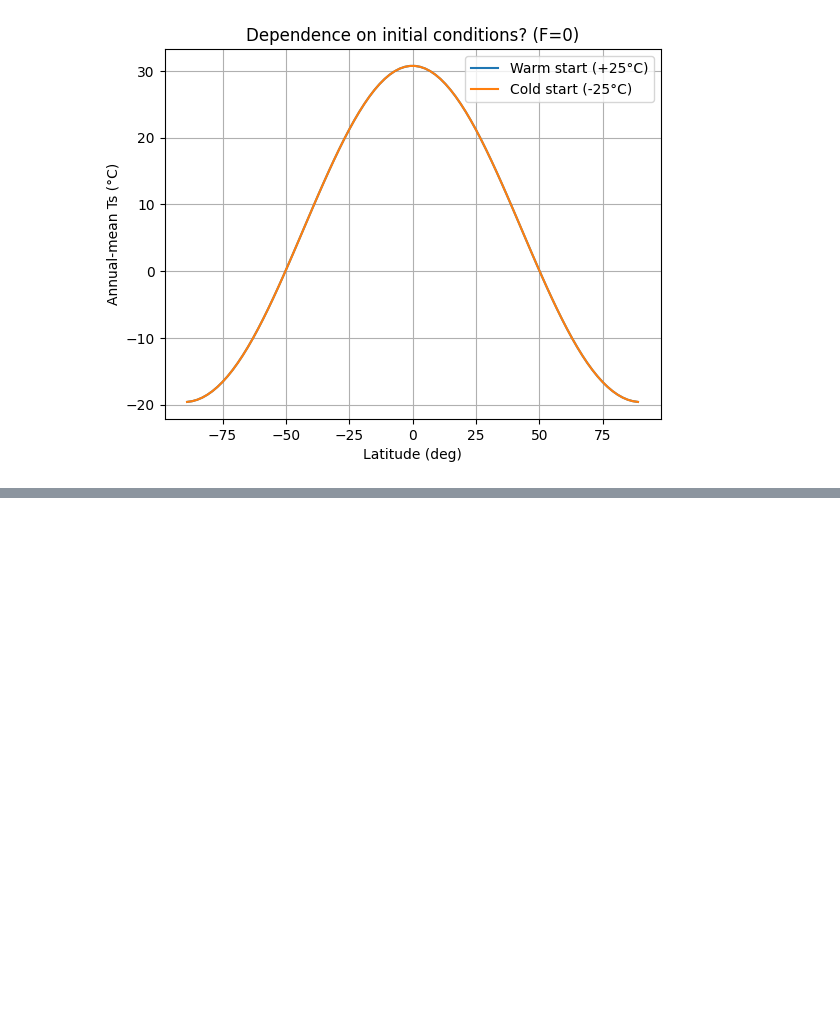
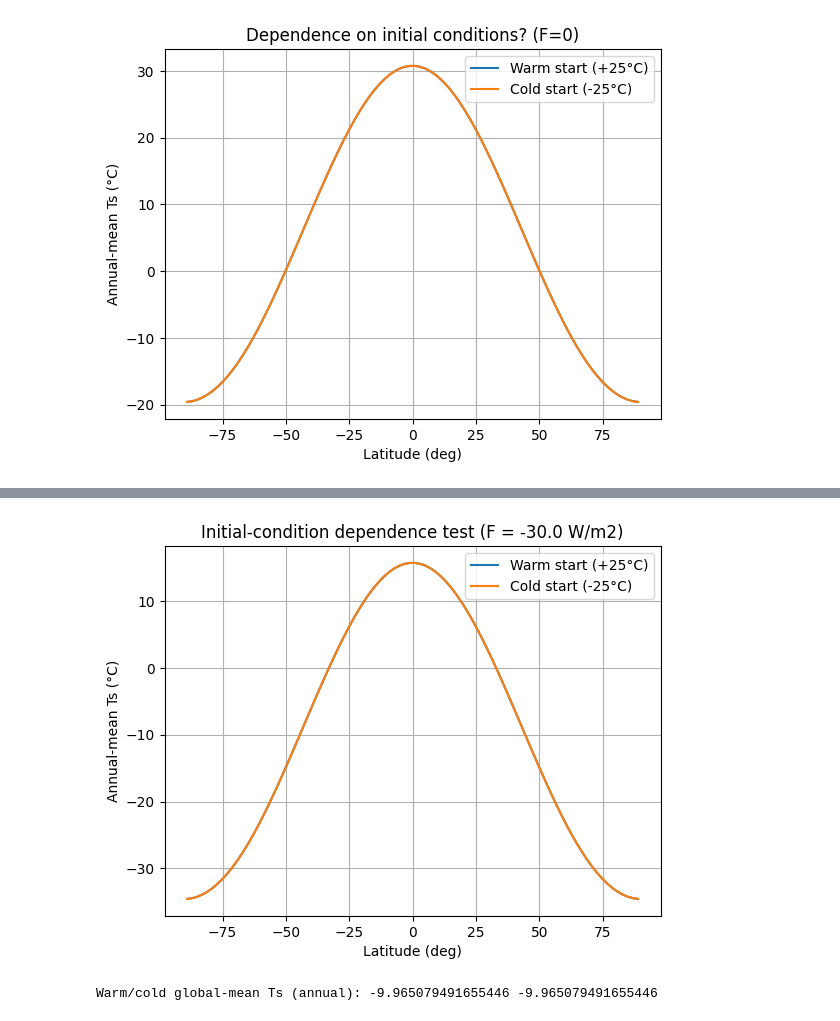
Before and after one commit to RDiazSierra/mgcc-ebm-climlab, a Jupyter notebook: index.ipynb, the cells around one changed output, grey strips where cells are left out. Drawn from its saved outputs; the diff is of its cells as text; code cells hidden in the pictures; blank space fills up the shorter version.

```diff
--- a/index.ipynb
+++ b/index.ipynb
@@ -320,3 +386,65 @@ Total elapsed time is 19.99999999999943 years.
 Integrating for 1800 steps, 7304.844000000001 days, or 20 years.
 Total elapsed time is 19.99999999999943 years.
 [figure]
+# %%
+def build_model(F, nyears, T_init):
+    m = climlab.EBM_seasonal()
+
+    # Forcing: A -> A - F
+    A_base = m.param['A']
+    A_effective = A_base - F
+    m.param['A'] = A_effective
+    if 'LW' in m.subprocess:
+        lw = m.subprocess['LW']
+        if hasattr(lw, 'A'):
+            lw.A = A_effective
+        elif hasattr(lw, 'param') and 'A' in lw.param:
+            lw.param['A'] = A_effective
+
+    # Replace albedo subprocess with dynamic one
+    if 'albedo' in m.subprocess:
+        m.remove_subprocess('albedo')
+    alb = DynamicIceAlbedo(state=m.state, a0=a0, a2=a2, aice=aice, Tf=Tf, deltaT=deltaT, timestep=m.timestep)
+    m.add_subprocess('albedo', alb)
+
+    # Initial condition
+    m.state['Ts'][:] = T_init
+
+    # Spin-up
+    m.integrate_years(nyears)
+    return m
+
+def annual_mean_Ts(m):
+    lat = m.state['Ts'].domain.axes['lat'].points
+    dt_days = m.timestep / 86400.0
+    nsteps_year = int(round(365.0 / dt_days))
+    Ts_year = np.zeros((len(lat), nsteps_year))
+    for k in range(nsteps_year):
+        m.step_forward()
+        Ts_year[:, k] = np.array(m.state['Ts']).ravel()
+    Ts_ann = Ts_year.mean(axis=1)
+    return lat, Ts_ann
+
+# --- Try a cold forcing ---
+F_test = -30.0     # if no separation, try -20 or -30
+nyears_test = 50
+
+m_warm = build_model(F=F_test, nyears=nyears_test, T_init=25.0)
+m_cold = build_model(F=F_test, nyears=nyears_test, T_init=-25.0)
+
+lat, Ts_warm = annual_mean_Ts(m_warm)
+_,   Ts_cold = annual_mean_Ts(m_cold)
+
+plt.figure()
+plt.plot(lat, Ts_warm, label="Warm start (+25°C)")
+plt.plot(lat, Ts_cold, label="Cold start (-25°C)")
+plt.xlabel("Latitude (deg)")
+plt.ylabel("Annual-mean Ts (°C)")
+plt.title(f"Initial-condition dependence test (F = {F_test} W/m2)")
+plt.legend()
+plt.grid(True)
+plt.show()
+
+print("Warm/cold global-mean Ts (annual):",
+      Ts_warm.mean(), Ts_cold.mean())
+# %% [output]
@@ -322,0 +455,2 @@ Total elapsed time is 19.99999999999943 years.
+[figure, added]
+Warm/cold global-mean Ts (annual): -9.965079491655446 -9.965079491655446
```
Also changed, not shown: parts of 14 cells of this notebook.
